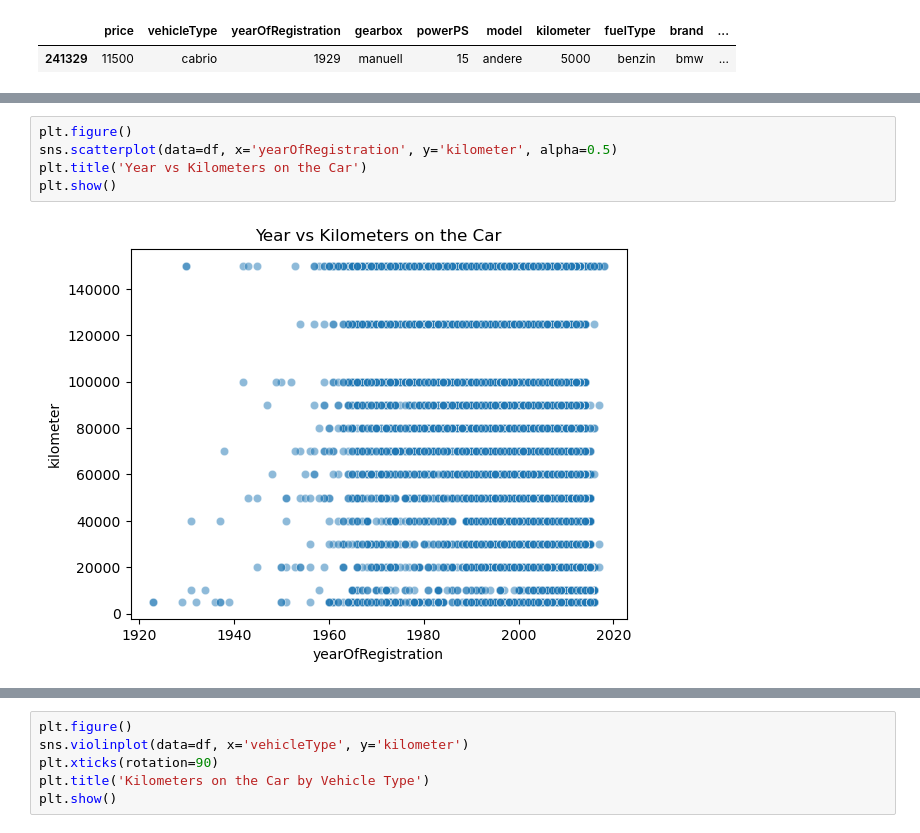
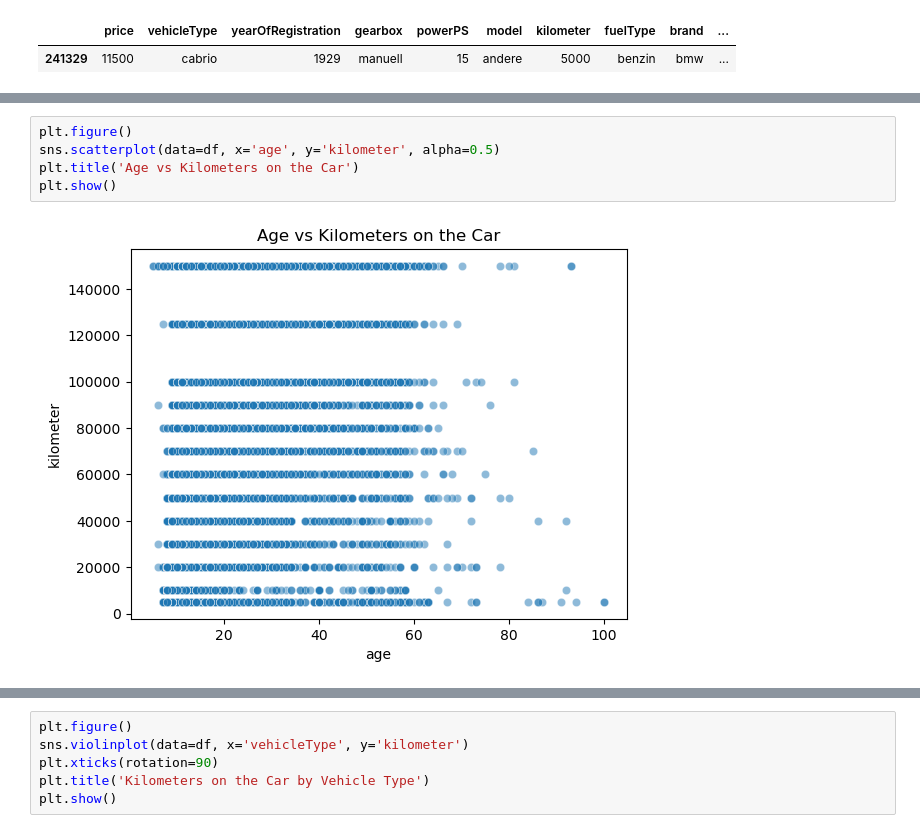
Before and after one commit to YasmineReis/ECE539Project, a Jupyter notebook: main.ipynb, the cells around one changed output, grey strips where cells are left out. Drawn from its saved outputs; the diff is of its cells as text.

Commit message:
final adjustments with adjusted final scatter plot

```diff
--- a/main.ipynb
+++ b/main.ipynb
@@ -90,10 +99,10 @@ plt.show()
 # %%
 plt.figure()
-sns.scatterplot(data=df, x='yearOfRegistration', y='kilometer', alpha=0.5)
-plt.title('Year vs Kilometers on the Car')
+sns.scatterplot(data=df, x='age', y='kilometer', alpha=0.5)
+plt.title('Age vs Kilometers on the Car')
 plt.show()
 # %% [output]
-[figure, old version]
+[figure, new version]
 # %%
 plt.figure()
 sns.scatterplot(data=df, x='powerPS', y='kilometer', alpha=0.5)
```
Also changed, not shown: parts of 24 cells of this notebook.
